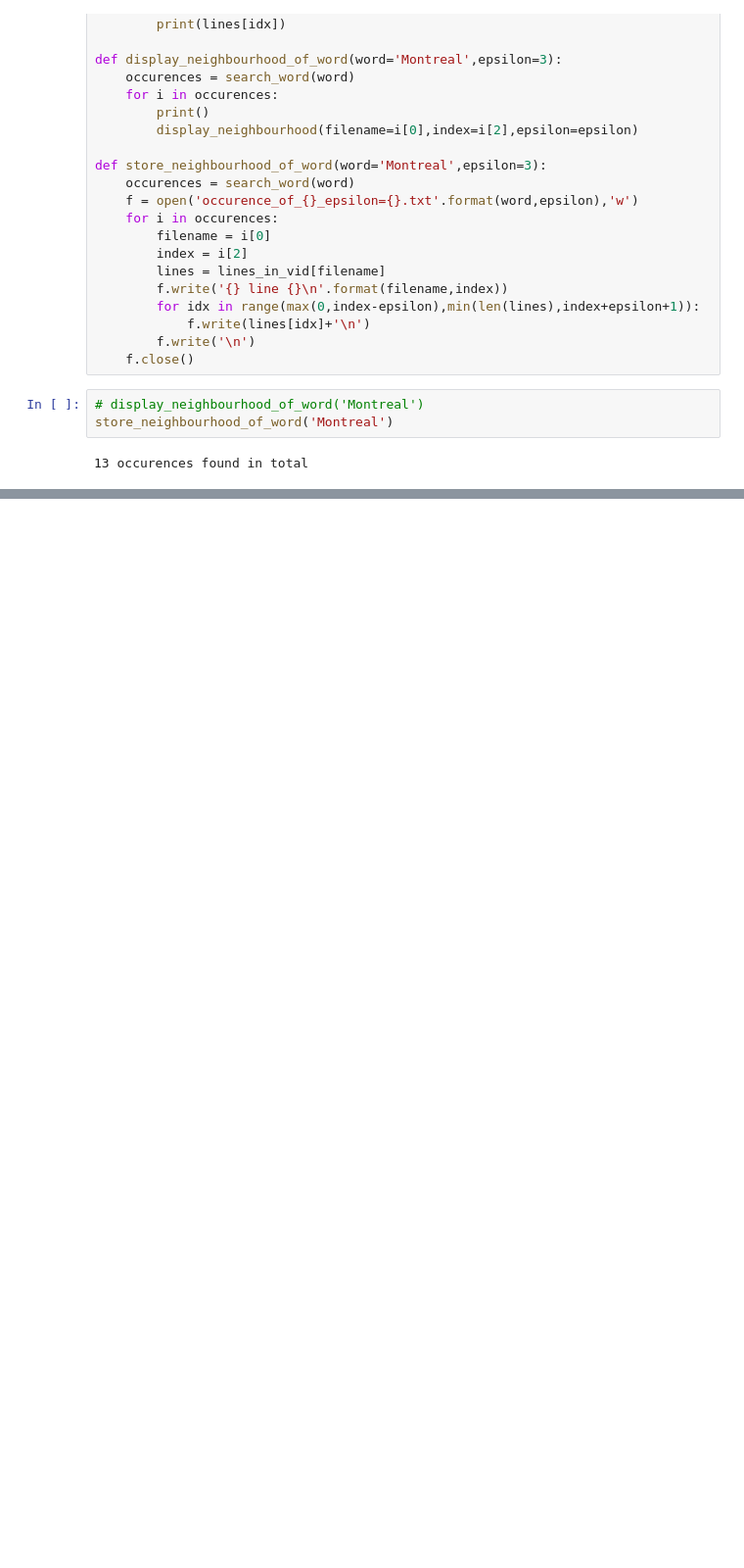
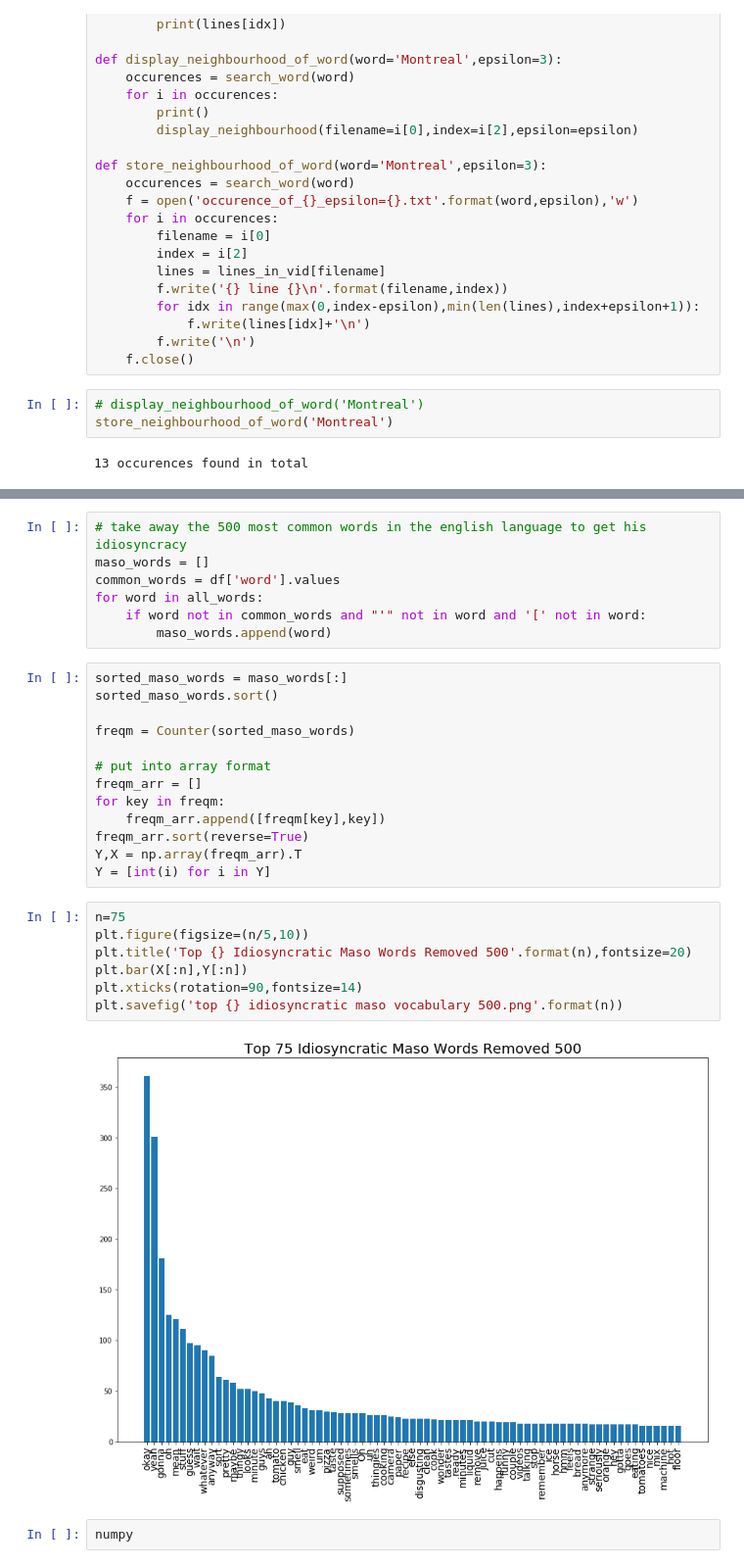
Before and after one commit to dcxSt/masaoHF, a Jupyter notebook: analise_words.ipynb, the cells around one changed output, grey strips where cells are left out. Shown at 98% size. Drawn from its saved outputs; the diff is of its cells as text; blank space fills up the shorter version.

Commit message:
plotted idiosyncratic vocabulary

```diff
--- a/analise_words.ipynb
+++ b/analise_words.ipynb
@@ -116,0 +154,31 @@ Text(0.5, 1.0, 'Words He Uses')
+# %%
+# take away the 500 most common words in the english language to get his idiosyncracy
+maso_words = []
+common_words = df['word'].values
+for word in all_words:
+    if word not in common_words and "'" not in word and '[' not in word:
+        maso_words.append(word)
+# %%
+sorted_maso_words = maso_words[:]
+sorted_maso_words.sort()
+
+freqm = Counter(sorted_maso_words)
+
+# put into array format
+freqm_arr = []
+for key in freqm:
+    freqm_arr.append([freqm[key],key])
+freqm_arr.sort(reverse=True)
+Y,X = np.array(freqm_arr).T
+Y = [int(i) for i in Y]
+# %%
+n=75
+plt.figure(figsize=(n/5,10))
+plt.title('Top {} Idiosyncratic Maso Words Removed 500'.format(n),fontsize=20)
+plt.bar(X[:n],Y[:n])
+plt.xticks(rotation=90,fontsize=14)
+plt.savefig('top {} idiosyncratic maso vocabulary 500.png'.format(n))
+# %% [output]
+[figure, added]
+# %%
+numpy
```
Also changed, not shown: parts of 11 cells of this notebook, 4 other files.
